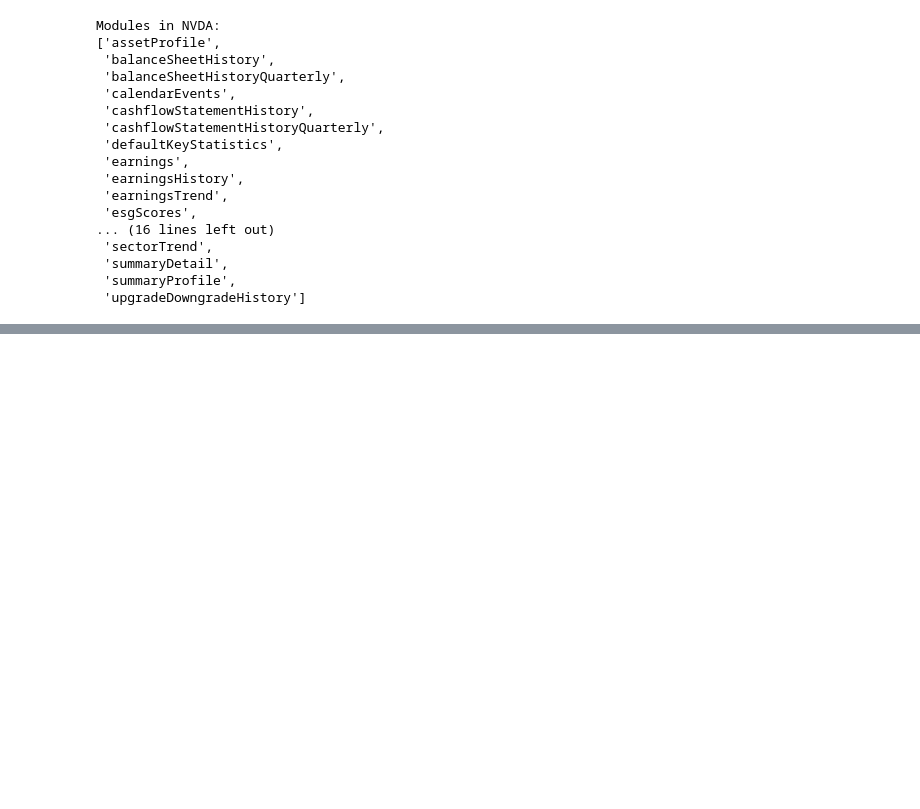
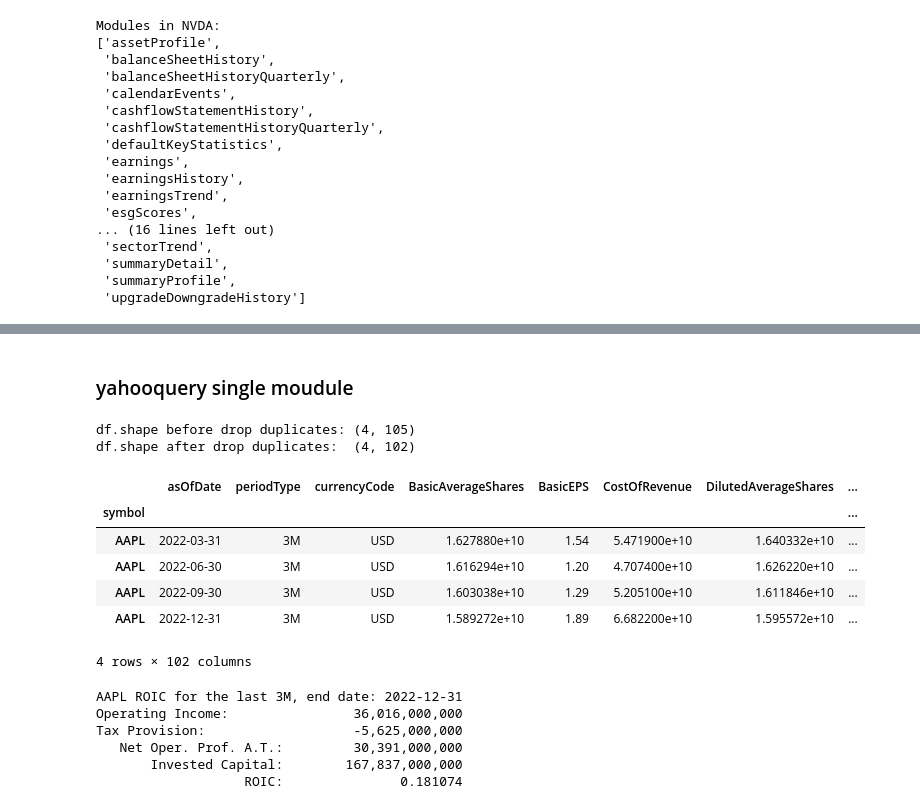
Before and after one commit to pympk/py3810, a Jupyter notebook: yf_yquery.ipynb, the cells around one changed output, grey strips where cells are left out. Cells and saved outputs as stored; diff of their text form; code cells hidden in the pictures; blank space fills up the shorter version.

```diff
--- a/yf_yquery.ipynb
+++ b/yf_yquery.ipynb
@@ -18,7 +18,7 @@ from myUtils import yf_print_symbol_data, yf_candlestick
 
 
 pd.set_option("display.max_rows", 10)
-pd.set_option("display.max_columns", 50)
+pd.set_option("display.max_columns", 80)
 pd.set_option("display.max_colwidth", 20)
 pd.set_option("display.width", 500)  # code-runner format
 
@@ -268,0 +443,51 @@ print(f'{"ROIC (NOPAT/Inv-Cap):":<25}{ROIC:>16.6f}')
+# %% [markdown]
+### yahooquery single moudule
+# %%
+my_sym = 'AAPL'
+df_bal_sht = Ticker(my_sym).balance_sheet(frequency='q', trailing=True)
+df_inc_stmt = Ticker(my_sym).income_statement(frequency='q', trailing=True)
+
+df1 = df_inc_stmt.head(4).copy()
+df2 = df_bal_sht.head(4).copy()
+df = pd.concat([df1, df2], axis=1)
+
+# https://stackoverflow.com/questions/14984119/python-pandas-remove-duplicate-columns
+print(f'df.shape before drop duplicates: {df.shape}')
+df = df.loc[:, ~df.columns.duplicated()].copy()  # drop duplicate columns, asOfDate, periodType, currencyCode
+print(f'df.shape after drop duplicates:  {df.shape}')
+# %% [output]
+df.shape before drop duplicates: (4, 105)
+df.shape after drop duplicates:  (4, 102)
+# %%
+df
+# %% [output]
+|  | asOfDate | periodType | currencyCode | BasicAverageShares | BasicEPS | CostOfRevenue | DilutedAverageShares | ... |
+| symbol |  |  |  |  |  |  |  | ... |
+| AAPL | 2022-03-31 | 3M | USD | 1.627880e+10 | 1.54 | 5.471900e+10 | 1.640332e+10 | ... |
+| AAPL | 2022-06-30 | 3M | USD | 1.616294e+10 | 1.20 | 4.707400e+10 | 1.626220e+10 | ... |
+| AAPL | 2022-09-30 | 3M | USD | 1.603038e+10 | 1.29 | 5.205100e+10 | 1.611846e+10 | ... |
+| AAPL | 2022-12-31 | 3M | USD | 1.589272e+10 | 1.89 | 6.682200e+10 | 1.595572e+10 | ... |
+4 rows × 102 columns
+# %%
+row_last = df.iloc[3]
+date = row_last['asOfDate'].strftime('%Y-%m-%d')
+period = row_last['periodType']
+oper_inc = row_last['OperatingIncome']
+tax_prov = row_last['TaxProvision']
+invested_cap = row_last['InvestedCapital']
+NOPAT = oper_inc - tax_prov
+ROIC = NOPAT / invested_cap
+
+print(f'{my_sym} ROIC for the last {period}, end date: {date}')
+print(f'Operating Income:         {oper_inc:>21,.0f}')
+print(f'Tax Provision:            {-tax_prov:>21,.0f}')
+print(f'   Net Oper. Prof. A.T.:  {NOPAT:>21,.0f}')
+print(f'       Invested Capital:  {invested_cap:>21,.0f}')
+print(f'                   ROIC:  {ROIC:>21,.6f}')
+# %% [output]
+AAPL ROIC for the last 3M, end date: 2022-12-31
+Operating Income:                36,016,000,000
+Tax Provision:                   -5,625,000,000
+   Net Oper. Prof. A.T.:         30,391,000,000
+       Invested Capital:        167,837,000,000
+                   ROIC:               0.181074
```
Also changed, not shown: parts of 18 cells of this notebook, 4 other files.
